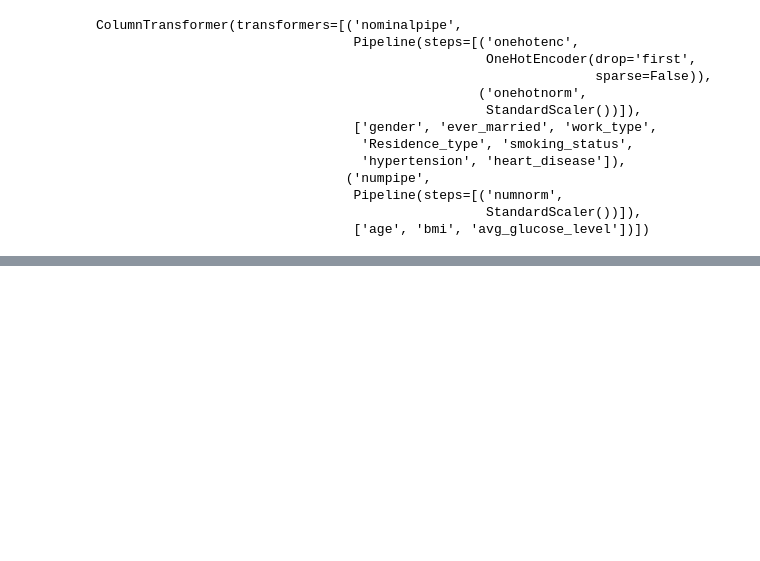
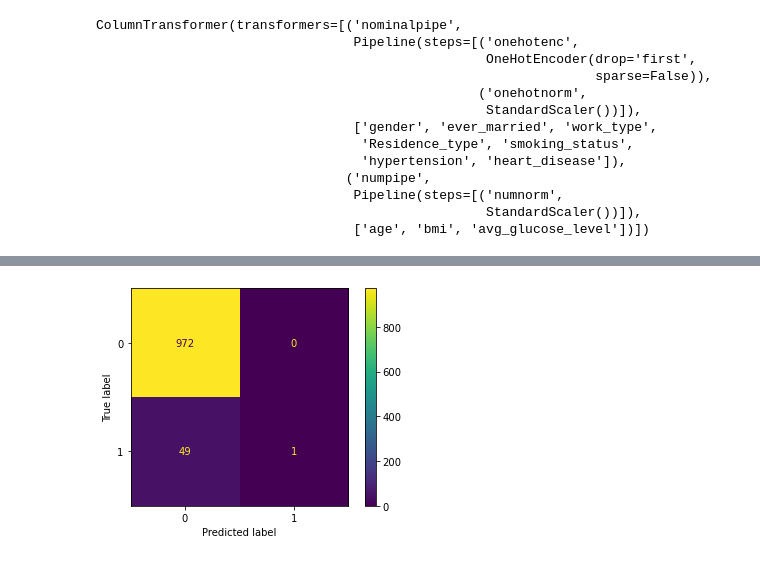
Before and after one commit to jordanate/machine-learning-classification, a Jupyter notebook: jordana_notebook.ipynb, the cells around one changed output, grey strips where cells are left out. Saved outputs shown, nothing was run; the diff lists cells and outputs as text; code cells hidden in the pictures; blank space fills up the shorter version.

Commit message:
model 1

```diff
--- a/jordana_notebook.ipynb
+++ b/jordana_notebook.ipynb
@@ -347,0 +347,6 @@ ColumnTransformer(transformers=[('nominalpipe',
+# %%
+baseline_pipeline = Pipeline([('preprocess', ct),
+                      ('model',
+                       LogisticRegression())])
+# %%
+baseline_pipeline.fit(X_train, y_train)
@@ -347,0 +375,4 @@ ColumnTransformer(transformers=[('nominalpipe',
+# %%
+ConfusionMatrixDisplay.from_estimator(baseline_pipeline, X_test, y_test);
+# %% [output]
+[figure, added]
```
Also changed, not shown: parts of 5 cells of this notebook.
